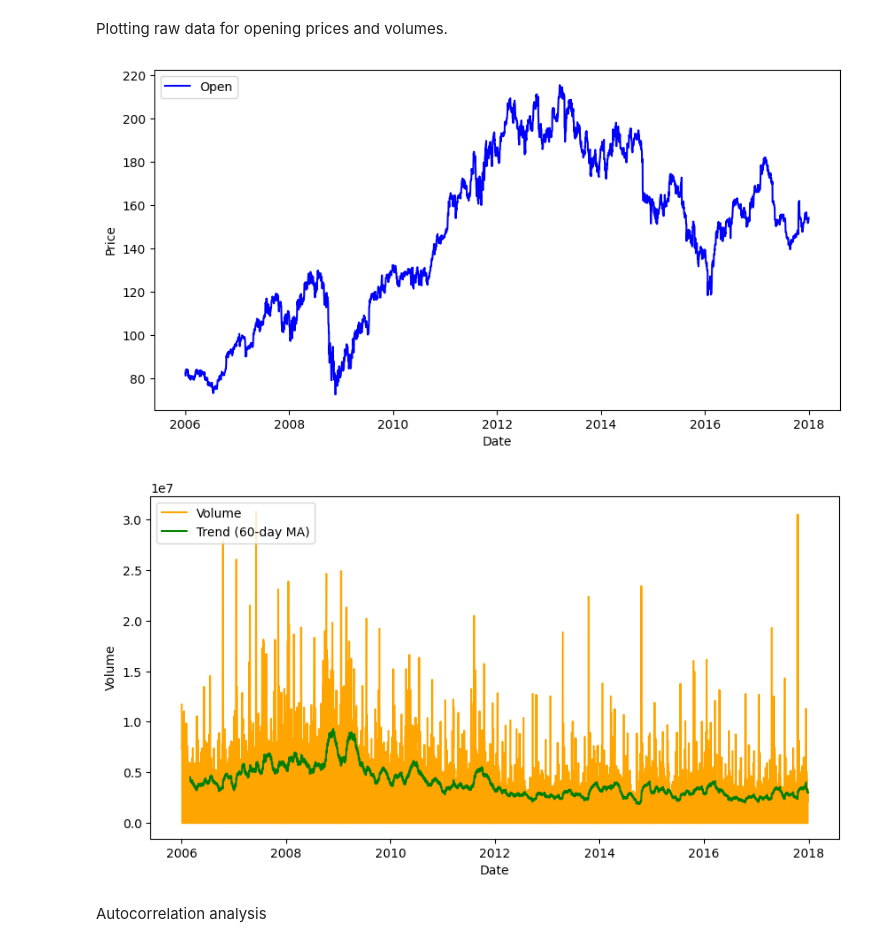
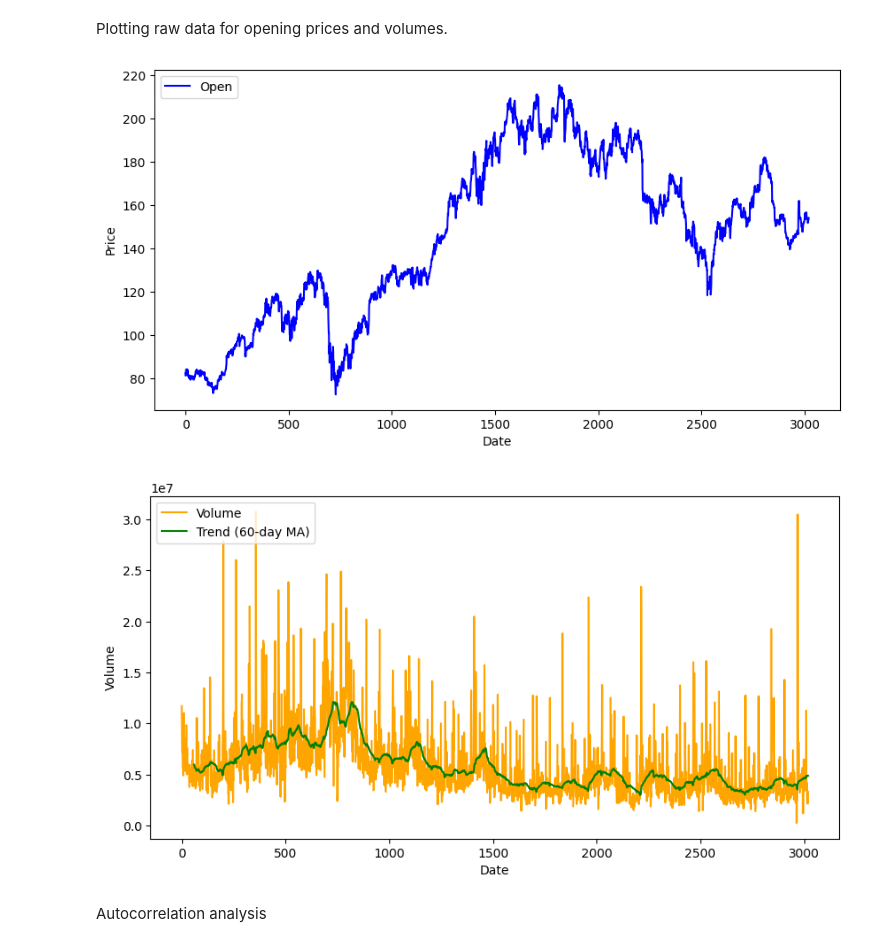
Before and after one commit to knuutti/stock-market-forecasting, a Jupyter notebook: project.ipynb, the cells around one changed output. Saved outputs shown, nothing was run; the diff lists cells and outputs as text; code cells hidden in the pictures.

Commit message:
Switch dates to indices

```diff
--- a/project.ipynb
+++ b/project.ipynb
@@ -33,15 +33,15 @@ Data preprocessing
 first_date = df['Date'].min()
 last_date = df['Date'].max()
 
-for single_date in pd.date_range(start=first_date, end=last_date):
-    if single_date.strftime('%Y-%m-%d') not in df['Date'].values:
-        previous_date = (single_date - pd.Timedelta(days=1)).strftime('%Y-%m-%d')
-        previous_row = df[df['Date'] == previous_date]
-        new_row = previous_row.copy()
-        new_row['Date'] = single_date.strftime('%Y-%m-%d')
-        new_row['Volume'] = 0
-        df = pd.concat([df, new_row], ignore_index=True)
-df = df.sort_values(by='Date').reset_index(drop=True)
+# for single_date in pd.date_range(start=first_date, end=last_date):
+#     if single_date.strftime('%Y-%m-%d') not in df['Date'].values:
+#         previous_date = (single_date - pd.Timedelta(days=1)).strftime('%Y-%m-%d')
+#         previous_row = df[df['Date'] == previous_date]
+#         new_row = previous_row.copy()
+#         new_row['Date'] = single_date.strftime('%Y-%m-%d')
+#         new_row['Volume'] = 0
+#         df = pd.concat([df, new_row], ignore_index=True)
+# df = df.sort_values(by='Date').reset_index(drop=True)
 
 # Find missing values in the data
 missing_values = df.isnull().sum()
@@ -63,10 +63,12 @@ dtype: int64
 # %% [markdown]
 Extracting trend, seasonality and residuals from the time series data.
 # %%
-dates = pd.to_datetime(df['Date'])
+# use indexes instead of dates for STL decomposition
+indexes = pd.RangeIndex(start=0, stop=len(df), step=1)
+
 series = df["Open"]
 
-stl = STL(series, period=365, seasonal=13, robust=True)
+stl = STL(series, period=252, seasonal=13, robust=True)
 
 res = stl.fit()
 
@@ -84,17 +86,17 @@ outliers = resid[np.abs(resid) > threshold]
 
 plt.figure(figsize=(10, 10))
 plt.subplot(4, 1, 1)
-plt.plot(dates, series, label='Original', color='blue')
+plt.plot(indexes, series, label='Original', color='blue')
 plt.legend(loc='upper left')
 plt.subplot(4, 1, 2)
-plt.plot(dates, trend, label='Trend', color='orange')
+plt.plot(indexes, trend, label='Trend', color='orange')
 plt.legend(loc='upper left')
 plt.subplot(4, 1, 3)
-plt.plot(dates, seasonal, label='Seasonal', color='green')
+plt.plot(indexes, seasonal, label='Seasonal', color='green')
 plt.legend(loc='upper left')
 plt.subplot(4, 1, 4)
-plt.plot(dates, resid, label='Residual', color='red')
-plt.scatter(dates[outliers.index], outliers, color='black', label='Outliers')
+plt.plot(indexes, resid, label='Residual', color='red')
+plt.scatter(indexes[outliers.index], outliers, color='black', label='Outliers')
 plt.axhline(y=threshold, color='gray', linestyle='--', label='Thresholds')
 plt.axhline(y=-threshold, color='gray', linestyle='--')
 plt.legend(loc='upper left')
@@ -111,23 +113,23 @@ Threshold: +/- 25.7388
 Plotting raw data for opening prices and volumes.
 # %%
 plt.figure(figsize=(10, 5))
-plt.plot(dates, series, label='Open', color='blue')
+plt.plot(indexes, series, label='Open', color='blue')
 plt.xlabel('Date')
 plt.ylabel('Price')
 plt.legend(loc='upper left')
 plt.show()
 
 plt.figure(figsize=(10, 5))
-plt.plot(dates, df['Volume'][series.index], label='Volume', color='orange')
+plt.plot(indexes, df['Volume'][series.index], label='Volume', color='orange')
 trend_volume = df['Volume'][series.index].rolling(window=60).mean()
-plt.plot(dates, trend_volume, label='Trend (60-day MA)', color='green')
+plt.plot(indexes, trend_volume, label='Trend (60-day MA)', color='green')
 plt.xlabel('Date')
 plt.ylabel('Volume')
 plt.legend(loc='upper left')
 plt.show()
 # %% [output]
-[figure, old version]
+[figure, new version]
-[figure, old version]
+[figure, new version]
 # %% [markdown]
 Autocorrelation analysis
 # %%
```
Also changed, not shown: parts of 4 cells of this notebook.
